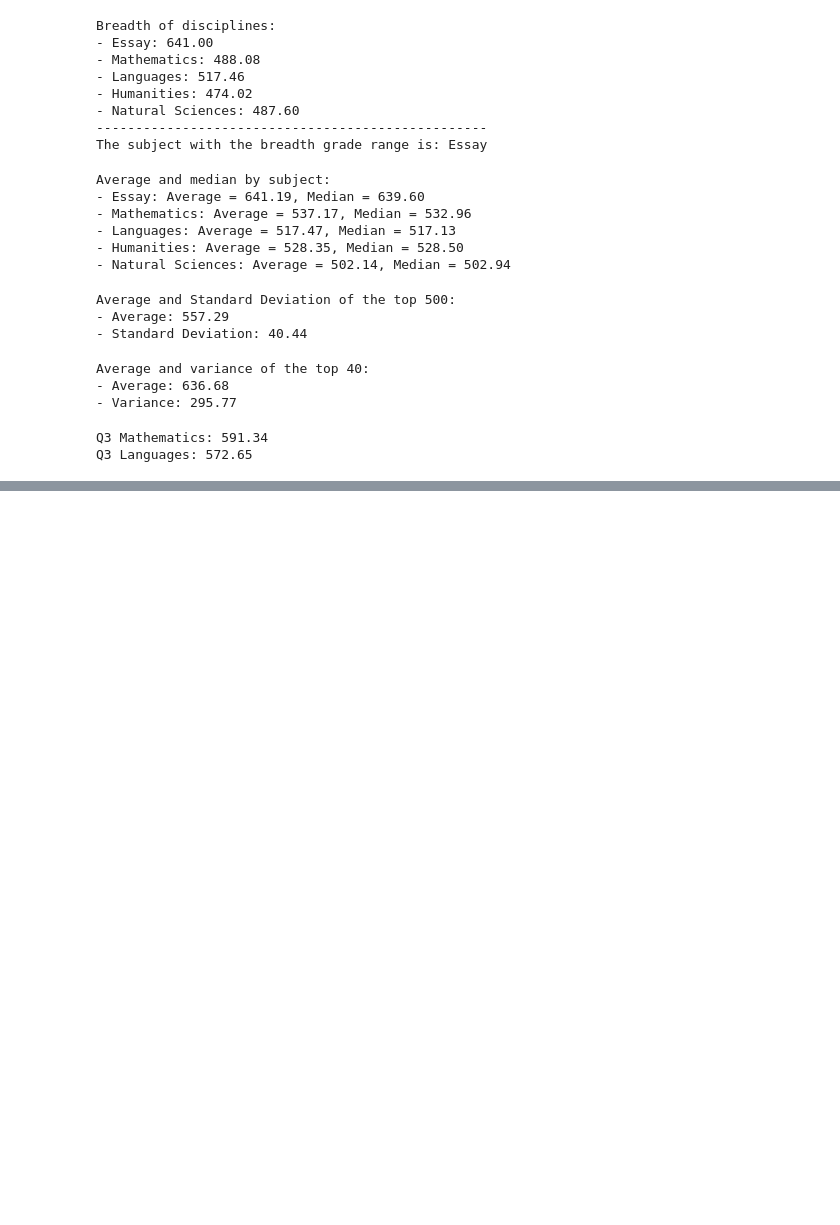
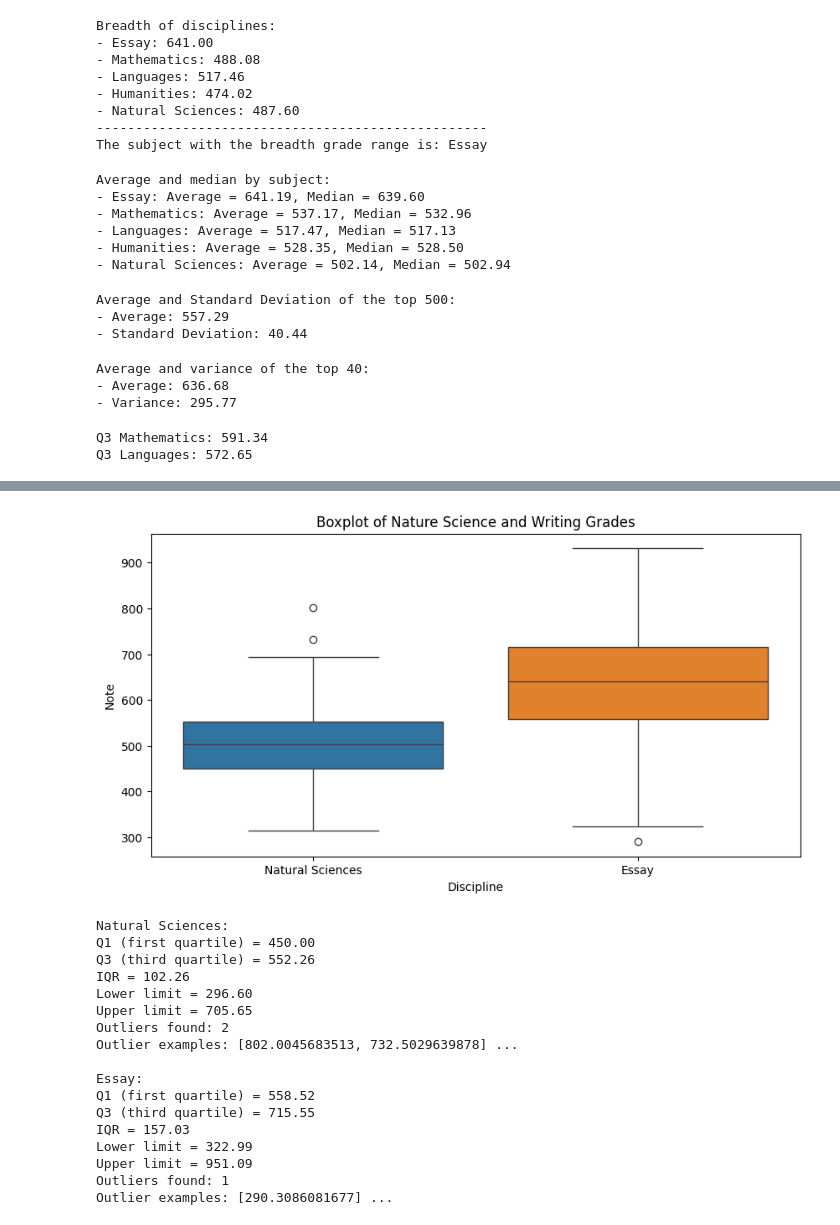
Before and after one commit to IngridASilva/wmc-course-exercise-statistics, a Jupyter notebook: exercise_statistics.ipynb, the cells around one changed output, grey strips where cells are left out. Drawn from its saved outputs; the diff is of its cells as text; code cells hidden in the pictures; blank space fills up the shorter version.

```diff
--- a/exercise_statistics.ipynb
+++ b/exercise_statistics.ipynb
@@ -138,0 +186,48 @@ Q3 Languages: 572.65
+# %%
+# Question 8: Boxplot Nature Sciences and Writing
+
+plt.figure(figsize=(10, 5))
+sns.boxplot(data=df_enem_2023[['Natural Sciences', 'Essay']])
+plt.title("Boxplot of Nature Science and Writing Grades")
+plt.xlabel("Discipline")
+plt.ylabel("Note")
+plt.show()
+
+for col in ['Natural Sciences', 'Essay']:
+    Q1 = df_enem_2023[col].quantile(0.25)
+    Q3 = df_enem_2023[col].quantile(0.75)
+    IQR = Q3 - Q1
+    lower_bound = Q1 - 1.5 * IQR
+    upper_bound = Q3 + 1.5 * IQR
+
+    outliers = df_enem_2023[(df_enem_2023[col] < lower_bound) | (df_enem_2023[col] > upper_bound)][col]
+
+    print(f"\n{col}:")
+    print(f"Q1 (first quartile) = {Q1:.2f}")
+    print(f"Q3 (third quartile) = {Q3:.2f}")
+    print(f"IQR = {IQR:.2f}")
+    print(f"Lower limit = {lower_bound:.2f}")
+    print(f"Upper limit = {upper_bound:.2f}")
+    print(f"Outliers found: {outliers.count()}")
+
+    if not outliers.empty:
+        print(f"Outlier examples: {outliers.tolist()[:5]} ...")
+# %% [output]
+[figure, added]
+Natural Sciences:
+Q1 (first quartile) = 450.00
+Q3 (third quartile) = 552.26
+IQR = 102.26
+Lower limit = 296.60
+Upper limit = 705.65
+Outliers found: 2
+Outlier examples: [802.0045683513, 732.5029639878] ...
+
+Essay:
+Q1 (first quartile) = 558.52
+Q3 (third quartile) = 715.55
+IQR = 157.03
+Lower limit = 322.99
+Upper limit = 951.09
+Outliers found: 1
+Outlier examples: [290.3086081677] ...
```
Also changed, not shown: parts of 5 cells of this notebook.
